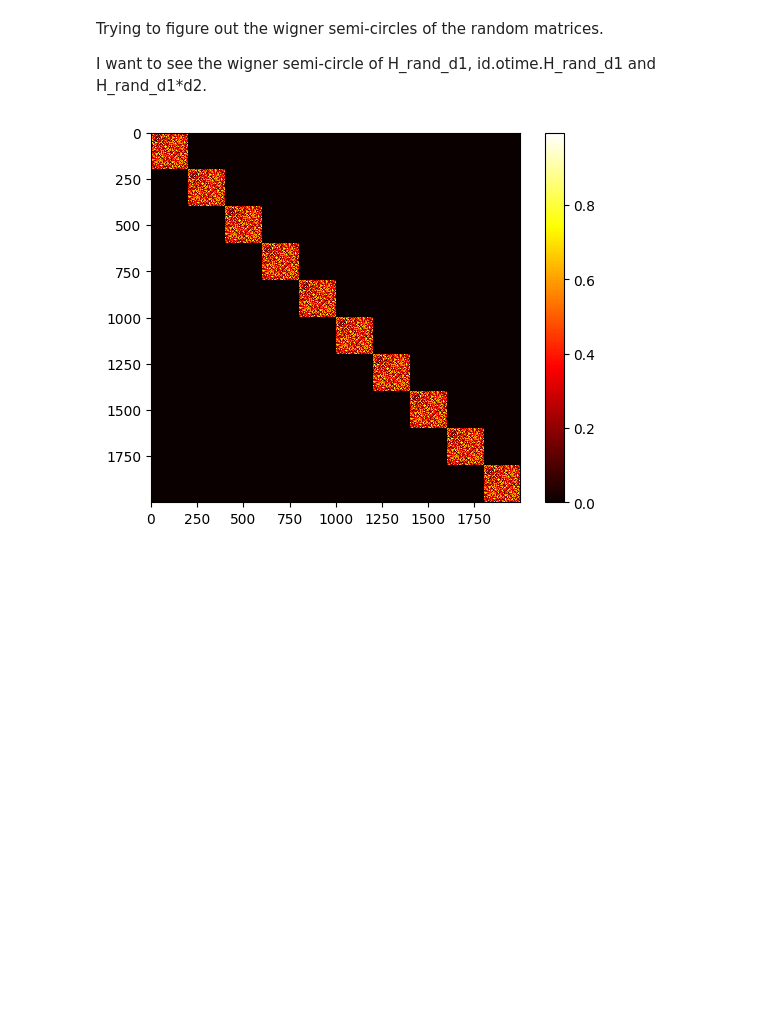
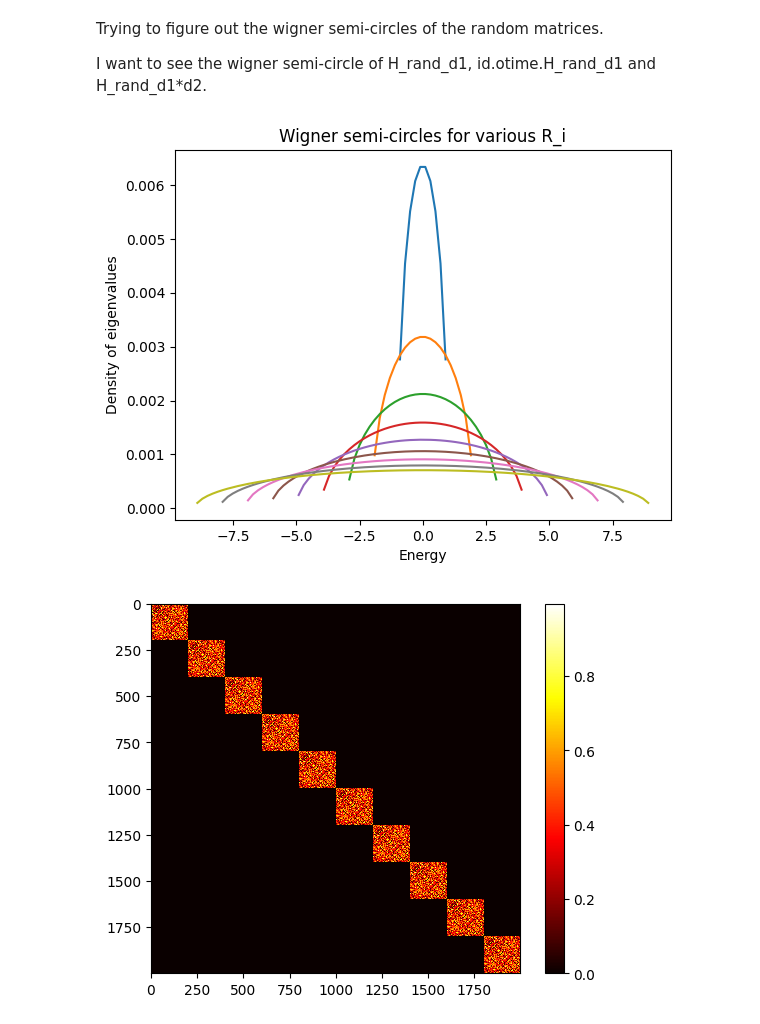
Before and after one commit to MarinAndreGirard/Quantum_Branching, a Jupyter notebook: testing_stuff.ipynb, the cells around one changed output. Cells and saved outputs as stored; diff of their text form; code cells hidden in the pictures; blank space fills up the shorter version.

```diff
--- a/testing_stuff.ipynb
+++ b/testing_stuff.ipynb
@@ -124,6 +124,32 @@ def shatten_p(A,p):
     eig_val,eig_vect = np.linalg.eig(A)
     shatten_p = np.sum(np.abs(eig_val)**p)**(1/p)
     return shatten_p
+# %%
+# Define the function generator
+def generate_function(k):
+    def f(x):
+        return 2/(np.pi*(10*k)**2)*(np.sqrt(k**2-x**2))
+    return f
+
+# Define the range of x values
+x = np.linspace(-100, 100, 1000)
+
+# Calculate the sum of the functions
+k_values = [1,2,3,4,5,6,7,8,9]  # Set the values of k
+y_sum = np.zeros_like(x)  # Initialize the sum
+
+for k in k_values:
+    f = generate_function(k)
+    y = f(x)
+    plt.plot(x, y)
+    y_sum += y
+plt.title('Wigner semi-circles for various R_i')
+plt.xlabel('Energy')
+plt.ylabel('Density of eigenvalues')
+
+plt.show()
+# %% [output]
+[figure, added]
 # %%
 #defining all quantities used in the simulation
 d1, d2 = 10, 200
```
Also changed, not shown: parts of 2 cells of this notebook, 3 other files.
